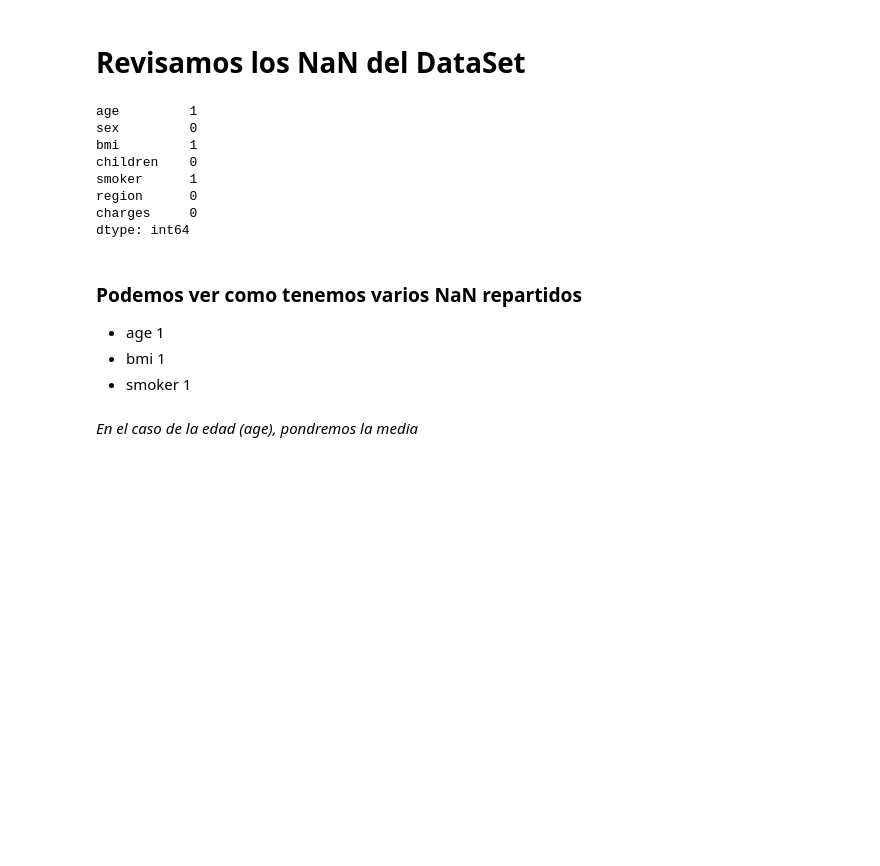
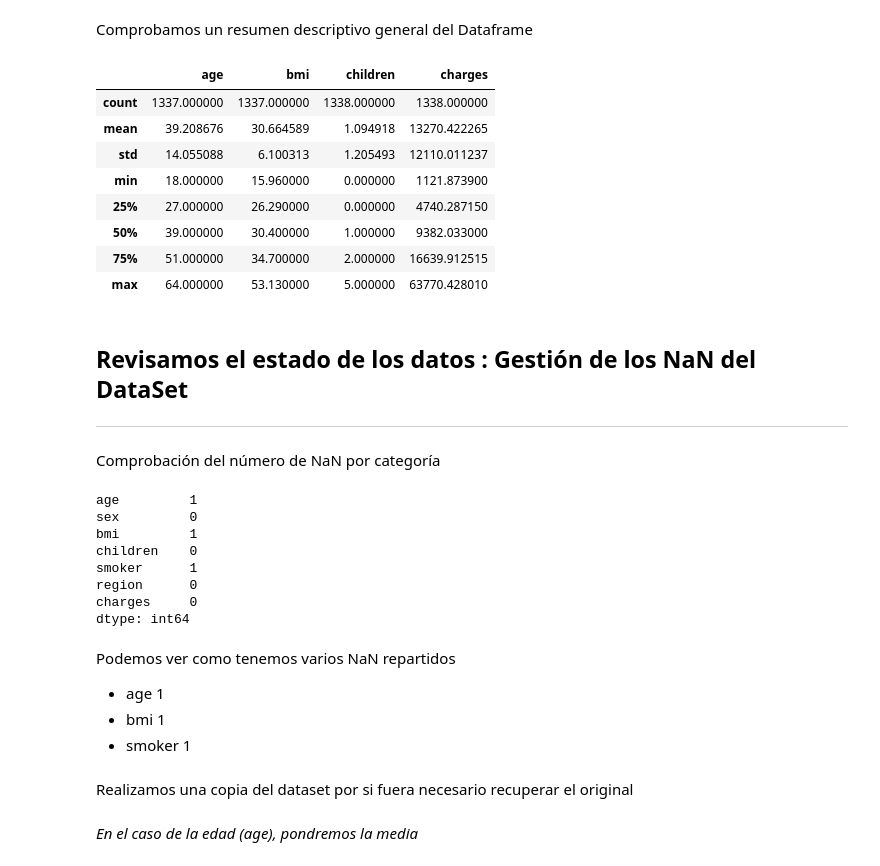
Before and after one commit to RobinGoldwing/gold-insurance, a Jupyter notebook: Proyecto ML insurance.ipynb, the cells around one changed output. Drawn from its saved outputs; the diff is of its cells as text; code cells hidden in the pictures; blank space fills up the shorter version.

```diff
--- a/Proyecto ML insurance.ipynb
+++ b/Proyecto ML insurance.ipynb
@@ -74,5 +94,22 @@ memory usage: 73.3+ KB
+# %% [markdown]
+Comprobamos un resumen descriptivo general del Dataframe
+# %%
+insurance.describe()
+# %% [output]
+|  | age | bmi | children | charges |
+| count | 1337.000000 | 1337.000000 | 1338.000000 | 1338.000000 |
+| mean | 39.208676 | 30.664589 | 1.094918 | 13270.422265 |
+| std | 14.055088 | 6.100313 | 1.205493 | 12110.011237 |
+| min | 18.000000 | 15.960000 | 0.000000 | 1121.873900 |
+| 25% | 27.000000 | 26.290000 | 0.000000 | 4740.287150 |
+| 50% | 39.000000 | 30.400000 | 1.000000 | 9382.033000 |
+| 75% | 51.000000 | 34.700000 | 2.000000 | 16639.912515 |
+| max | 64.000000 | 53.130000 | 5.000000 | 63770.428010 |
 # %% [markdown]
-# Revisamos los NaN del DataSet
+## Revisamos el estado de los datos : Gestión de los NaN del DataSet
+---
+# %% [markdown]
+Comprobación del número de NaN por categoría
 # %%
 # De forma global
 insurance.isna().sum()
@@ -86,7 +123,9 @@ region      0
 charges     0
 dtype: int64
 # %% [markdown]
-### Podemos ver como tenemos varios NaN repartidos
+Podemos ver como tenemos varios NaN repartidos
 * age 1
 * bmi 1
 * smoker 1
+# %% [markdown]
+Realizamos una copia del dataset por si fuera necesario recuperar el original
```
Also changed, not shown: parts of 116 cells of this notebook.
